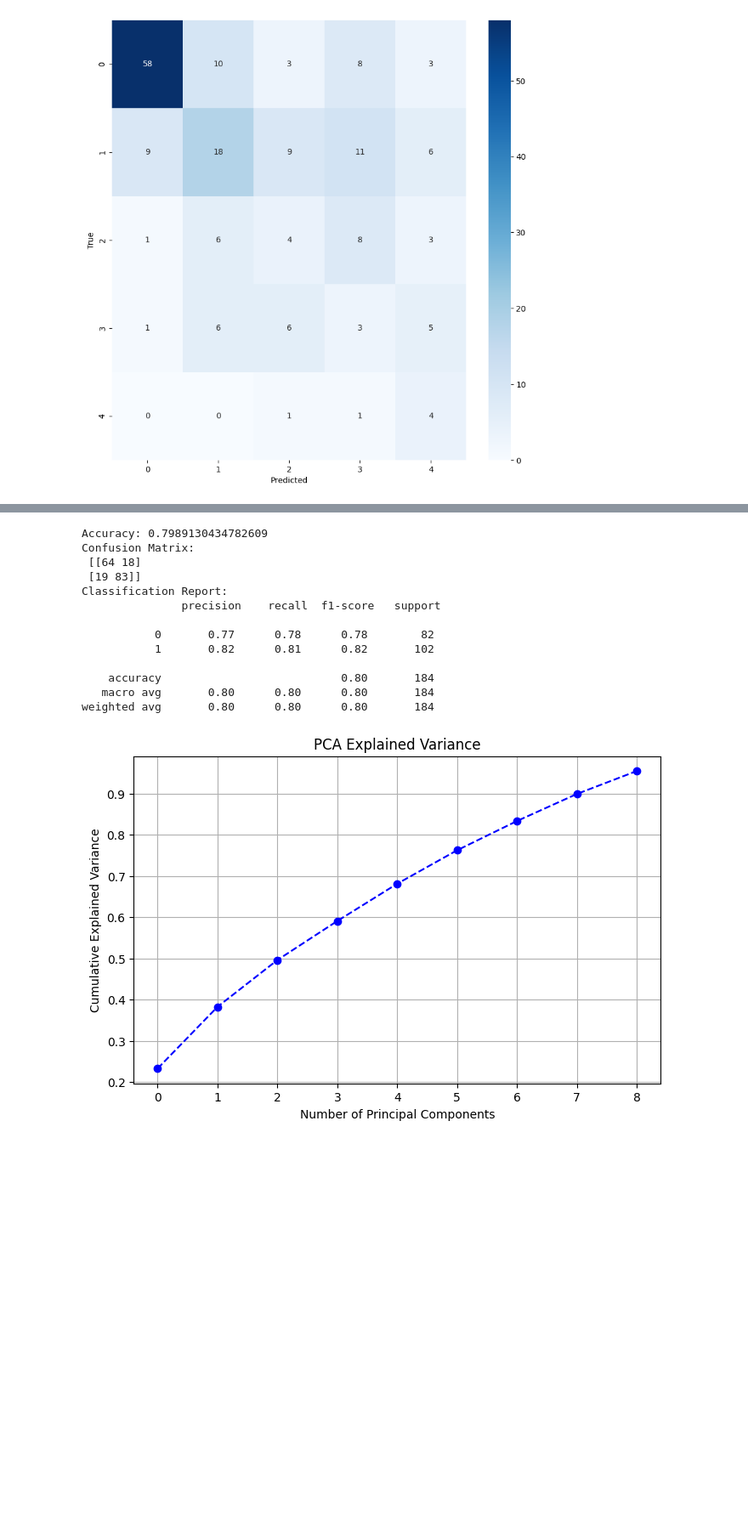
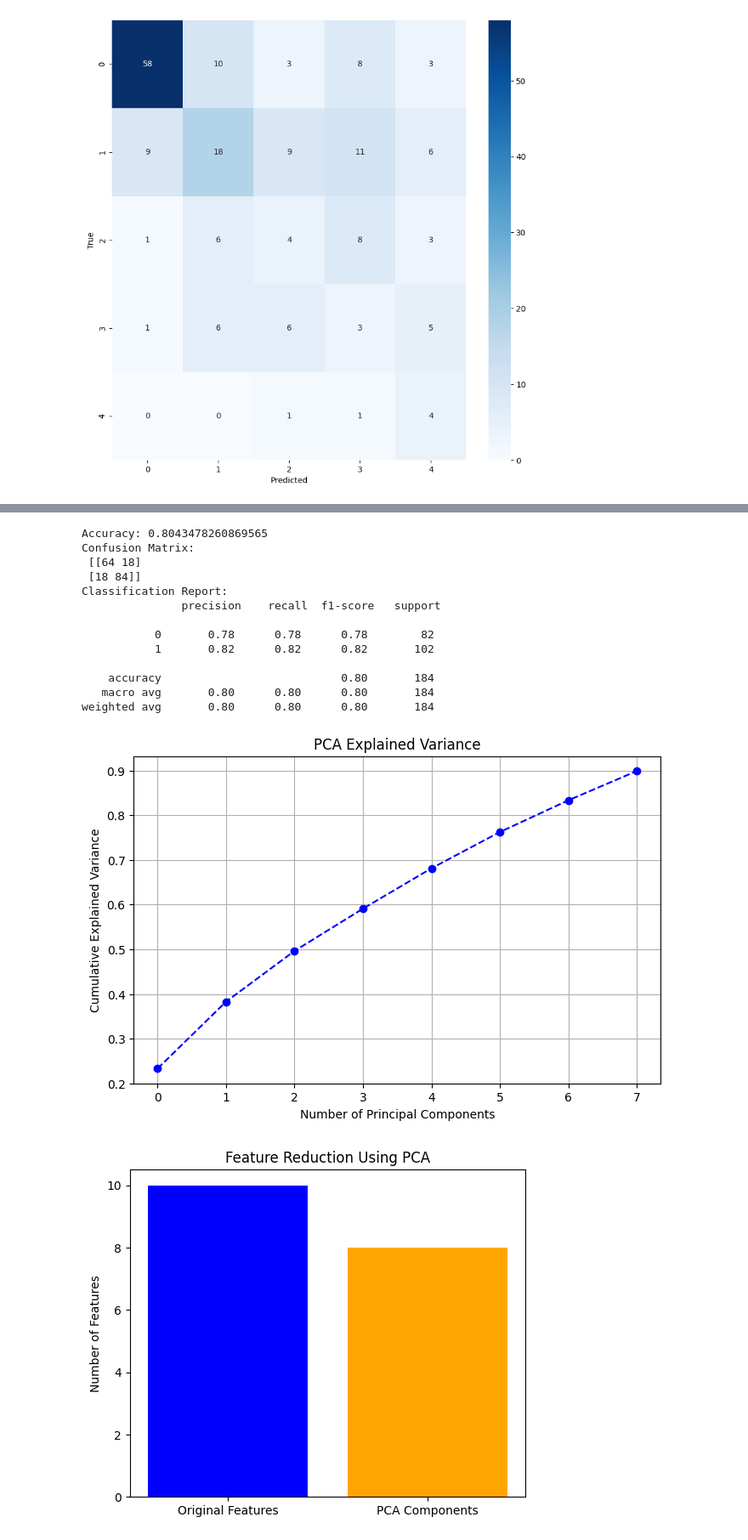
Before and after one commit to pi-sister/544Project, a Jupyter notebook: pca_approach.ipynb, the cells around one changed output, grey strips where cells are left out. Shown: that part at 85% size. Cells and saved outputs as stored; diff of their text form; code cells hidden in the pictures; blank space fills up the shorter version.

```diff
--- a/pca_approach.ipynb
+++ b/pca_approach.ipynb
@@ -174,7 +187,7 @@ scaler = StandardScaler()
 X_scaled = scaler.fit_transform(X)
 
 # Apply PCA
-pca = PCA(n_components=0.95)  # Retain 95% of variance
+pca = PCA(n_components=0.85)  # Retain 85% of variance (optimal finding from grid search below)
 X_pca = pca.fit_transform(X_scaled)
 
 # Split into train and test sets
@@ -206,5 +219,12 @@ plt.ylabel('Cumulative Explained Variance')
 plt.title('PCA Explained Variance')
 plt.grid()
 plt.show()
+
+# Distribution of components before and after
+plt.figure(figsize=(6, 5))
+plt.bar(['Original Features', 'PCA Components'], [X.shape[1], X_pca.shape[1]], color=['blue', 'orange'])
+plt.ylabel('Number of Features')
+plt.title('Feature Reduction Using PCA')
+plt.show()
 # %% [output]
 |  | Model | Accuracy | Recall | Precision | F1 | Training Accuracies |
@@ -222,17 +242,18 @@ plt.show()
-Accuracy: 0.7989130434782609
+Accuracy: 0.8043478260869565
 Confusion Matrix:
  [[64 18]
- [19 83]]
+ [18 84]]
 Classification Report:
                precision    recall  f1-score   support
 
-           0       0.77      0.78      0.78        82
-           1       0.82      0.81      0.82       102
+           0       0.78      0.78      0.78        82
+           1       0.82      0.82      0.82       102
 
     accuracy                           0.80       184
    macro avg       0.80      0.80      0.80       184
 weighted avg       0.80      0.80      0.80       184
-[figure, old version]
+[figure, new version]
+[figure, added]
 # %%
 conf_m = confusion_matrix(y_test, y_pred)
 plt.figure(figsize=(10, 10))
```
Also changed, not shown: parts of 6 cells of this notebook, 2 other files.
